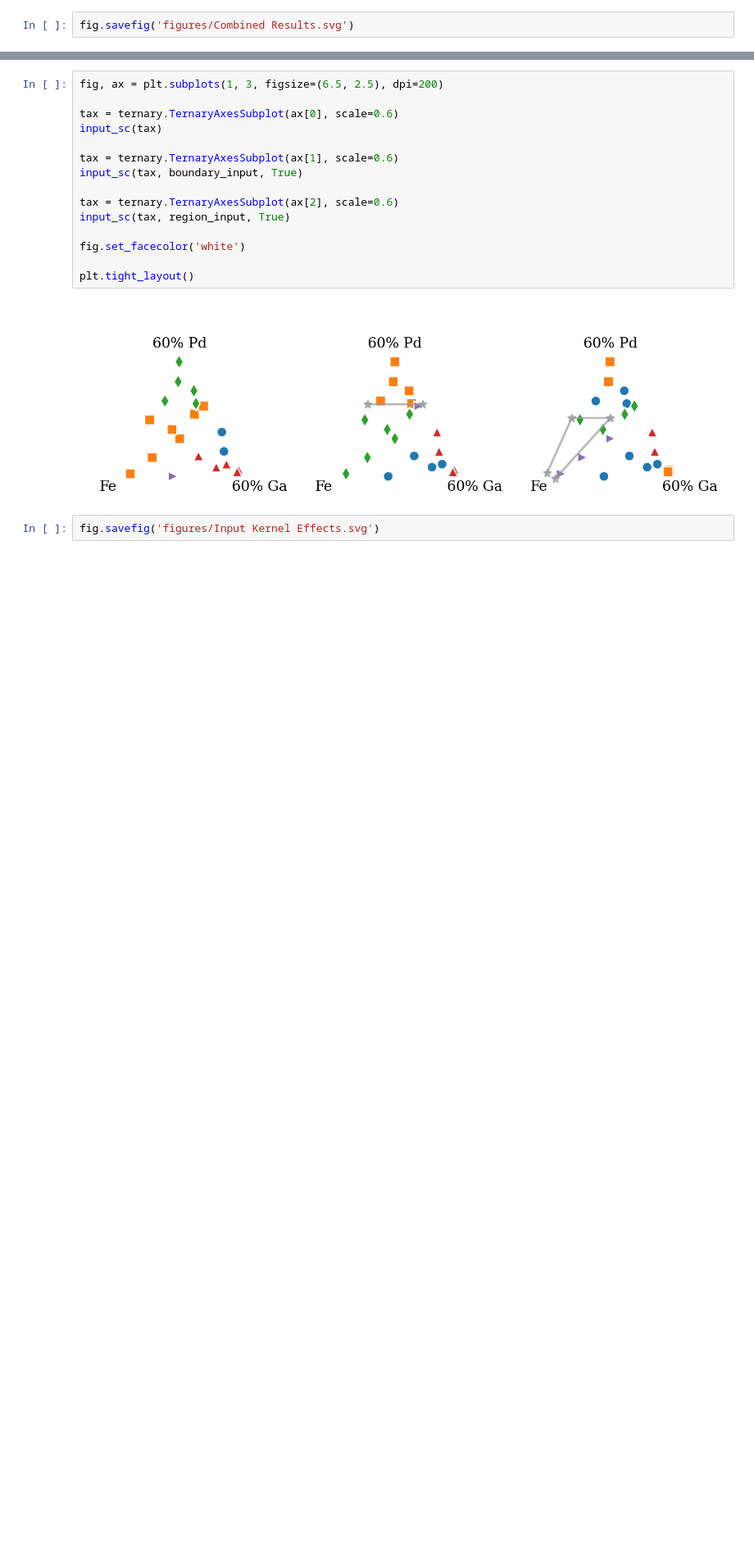
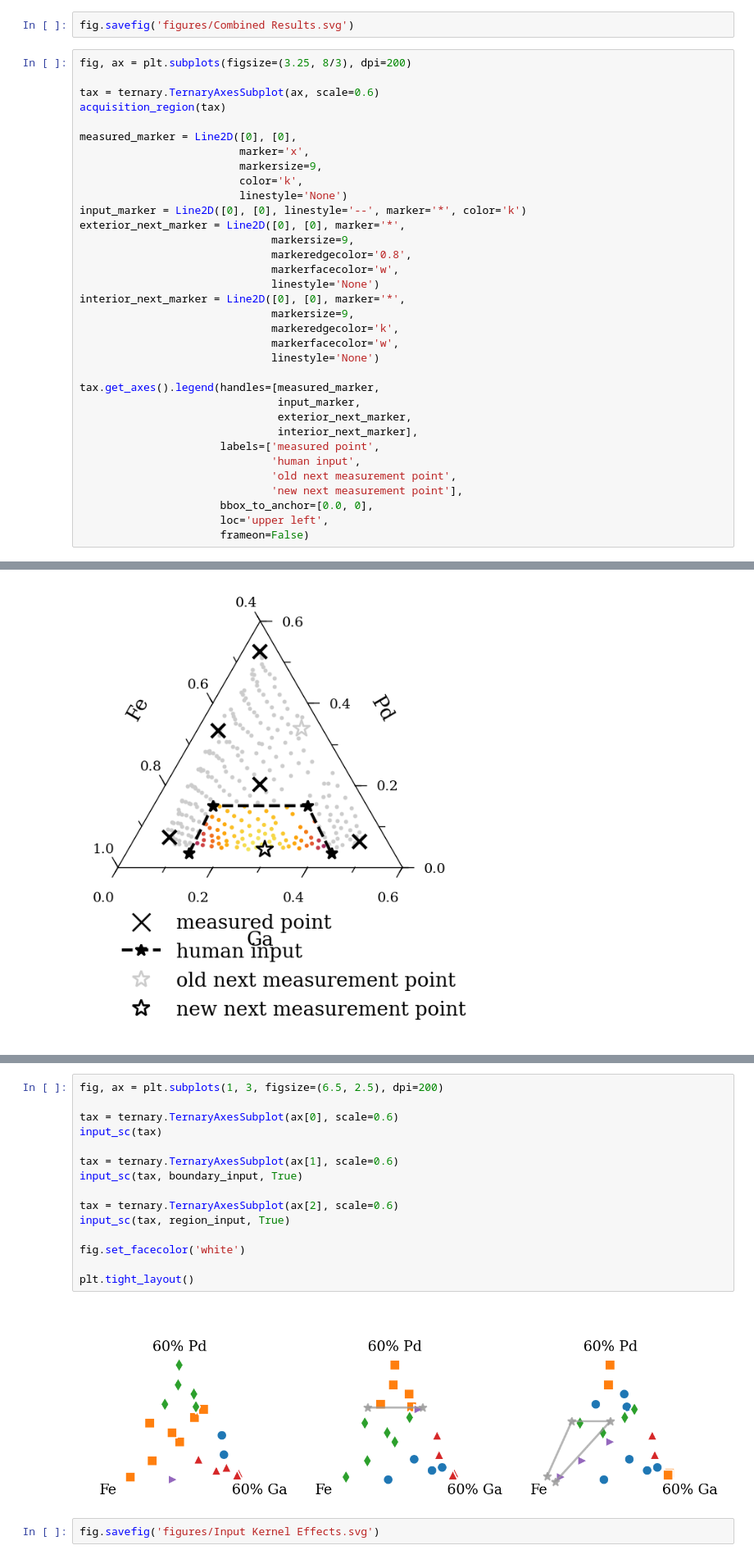
Before and after one commit to fadams-umd/CAMEO-HITL, a Jupyter notebook: create_figures.ipynb, the cells around one changed output, grey strips where cells are left out. Shown at 82% size. Drawn from its saved outputs; the diff is of its cells as text; blank space fills up the shorter version.

Commit message:
Added region of interest figure.

```diff
--- a/create_figures.ipynb
+++ b/create_figures.ipynb
@@ -875,3 +948,38 @@ fig.set_facecolor('white')
 [figure]
 # %%
 fig.savefig('figures/Combined Results.svg')
+# %%
+fig, ax = plt.subplots(figsize=(3.25, 8/3), dpi=200)
+
+tax = ternary.TernaryAxesSubplot(ax, scale=0.6)
+acquisition_region(tax)
+
+measured_marker = Line2D([0], [0],
+                         marker='x',
+                         markersize=9,
+                         color='k',
+                         linestyle='None')
+input_marker = Line2D([0], [0], linestyle='--', marker='*', color='k')
+exterior_next_marker = Line2D([0], [0], marker='*',
+                              markersize=9,
+                              markeredgecolor='0.8',
+                              markerfacecolor='w',
+                              linestyle='None')
+interior_next_marker = Line2D([0], [0], marker='*',
+                              markersize=9,
+                              markeredgecolor='k',
+                              markerfacecolor='w',
+                              linestyle='None')
+
+tax.get_axes().legend(handles=[measured_marker,
+                               input_marker,
+                               exterior_next_marker,
+                               interior_next_marker],
+                      labels=['measured point',
+                              'human input',
+                              'old next measurement point',
+                              'new next measurement point'],
+                      bbox_to_anchor=[0.0, 0],
+                      loc='upper left',
+                      frameon=False)
+# %% [output]
@@ -877,0 +987 @@ fig.savefig('figures/Combined Results.svg')
+[figure, added]
```
Also changed, not shown: parts of 3 cells of this notebook.
